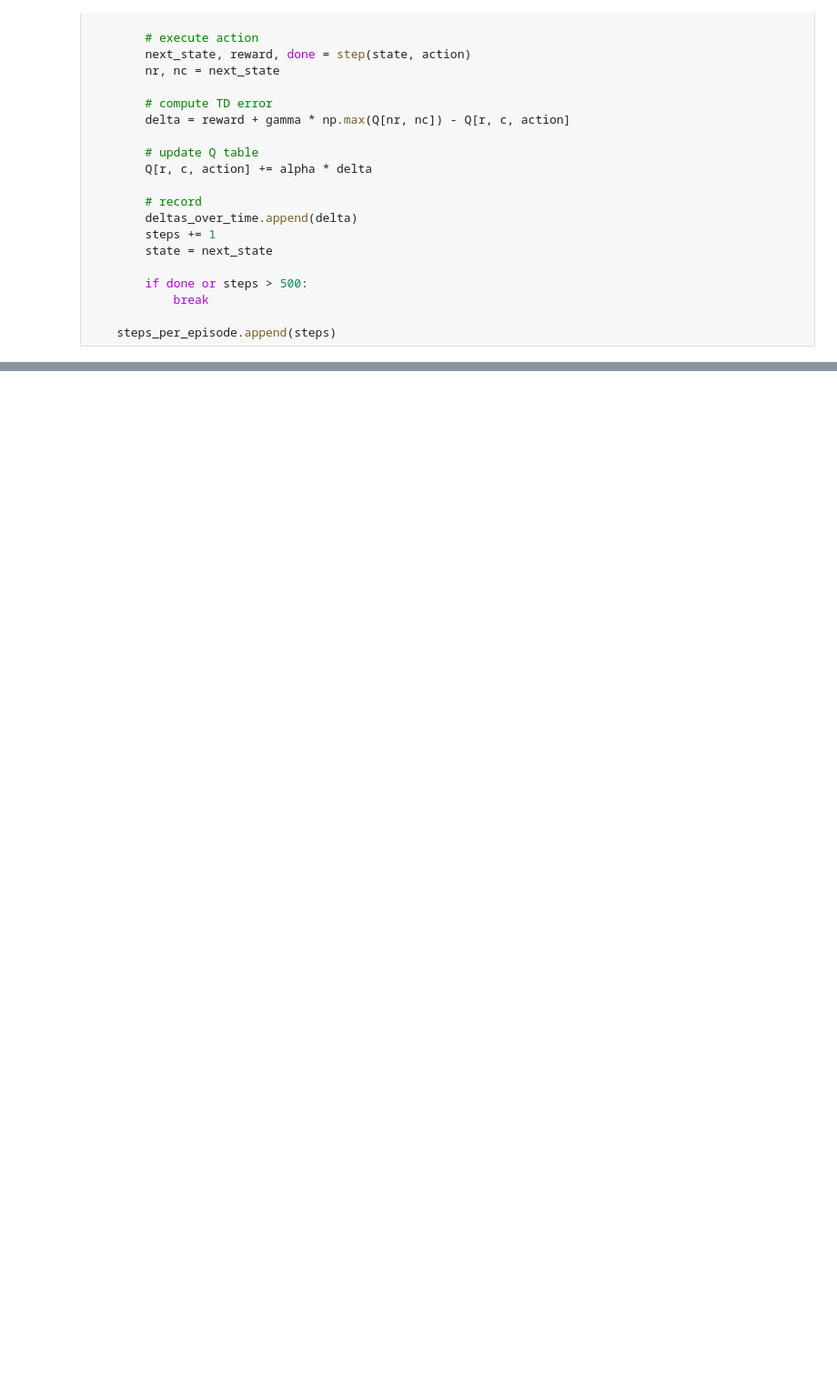
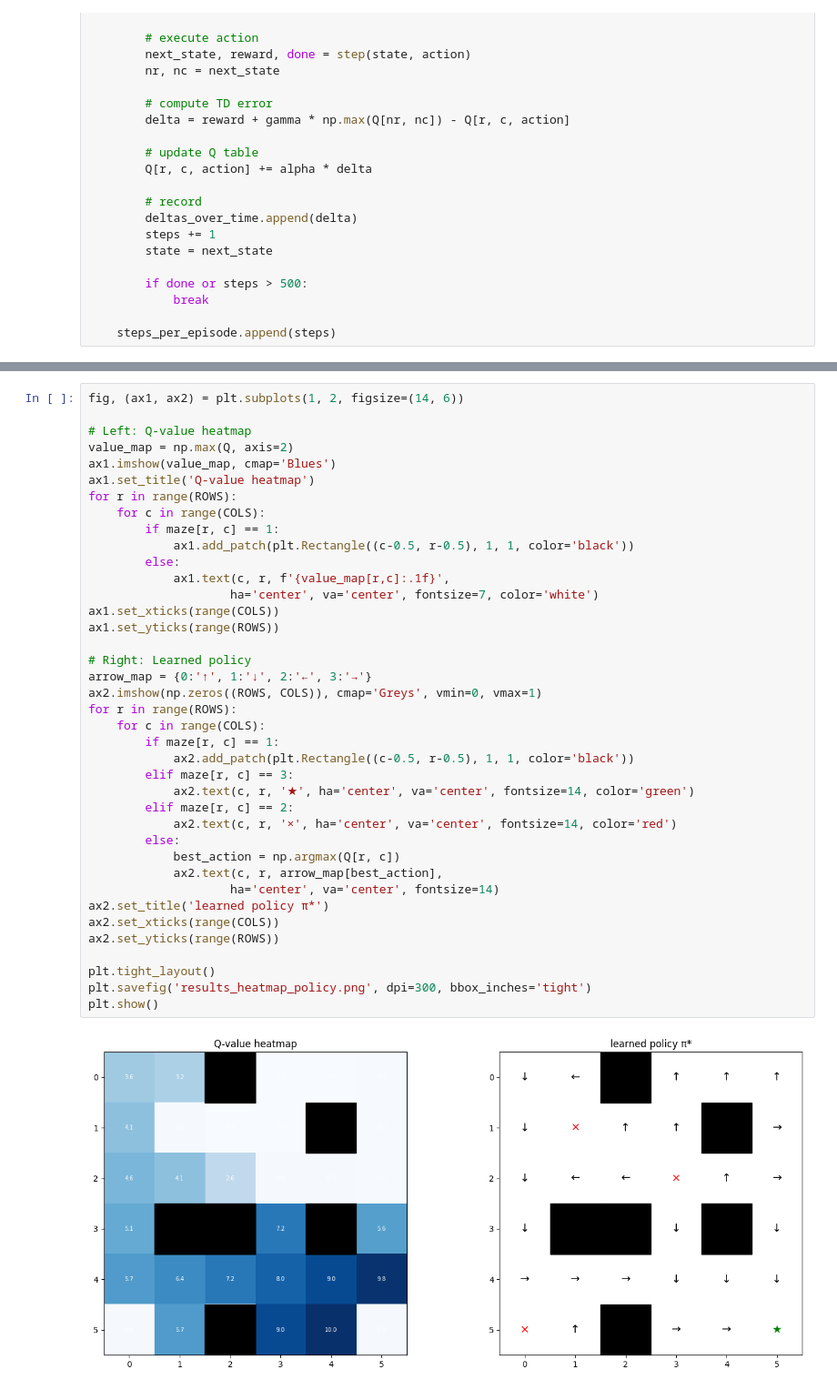
Before and after one commit to h364lee/psych420_q_learning, a Jupyter notebook: q_learning_caleb.ipynb, the cells around one changed output, grey strips where cells are left out. Shown at 91% size. Cells and saved outputs as stored; diff of their text form; blank space fills up the shorter version.

```diff
--- a/q_learning_caleb.ipynb
+++ b/q_learning_caleb.ipynb
@@ -149,0 +150,41 @@ plt.show()
+# %%
+fig, (ax1, ax2) = plt.subplots(1, 2, figsize=(14, 6))
+
+# Left: Q-value heatmap
+value_map = np.max(Q, axis=2)
+ax1.imshow(value_map, cmap='Blues')
+ax1.set_title('Q-value heatmap')
+for r in range(ROWS):
+    for c in range(COLS):
+        if maze[r, c] == 1:
+            ax1.add_patch(plt.Rectangle((c-0.5, r-0.5), 1, 1, color='black'))
+        else:
+            ax1.text(c, r, f'{value_map[r,c]:.1f}',
+                    ha='center', va='center', fontsize=7, color='white')
+ax1.set_xticks(range(COLS))
+ax1.set_yticks(range(ROWS))
+
+# Right: Learned policy
+arrow_map = {0:'↑', 1:'↓', 2:'←', 3:'→'}
+ax2.imshow(np.zeros((ROWS, COLS)), cmap='Greys', vmin=0, vmax=1)
+for r in range(ROWS):
+    for c in range(COLS):
+        if maze[r, c] == 1:
+            ax2.add_patch(plt.Rectangle((c-0.5, r-0.5), 1, 1, color='black'))
+        elif maze[r, c] == 3:
+            ax2.text(c, r, '★', ha='center', va='center', fontsize=14, color='green')
+        elif maze[r, c] == 2:
+            ax2.text(c, r, '×', ha='center', va='center', fontsize=14, color='red')
+        else:
+            best_action = np.argmax(Q[r, c])
+            ax2.text(c, r, arrow_map[best_action],
+                    ha='center', va='center', fontsize=14)
+ax2.set_title('learned policy π*')
+ax2.set_xticks(range(COLS))
+ax2.set_yticks(range(ROWS))
+
+plt.tight_layout()
+plt.savefig('results_heatmap_policy.png', dpi=300, bbox_inches='tight')
+plt.show()
+# %% [output]
+[figure, added]
```
Also changed, not shown: parts of 2 cells of this notebook, 4 other files.
